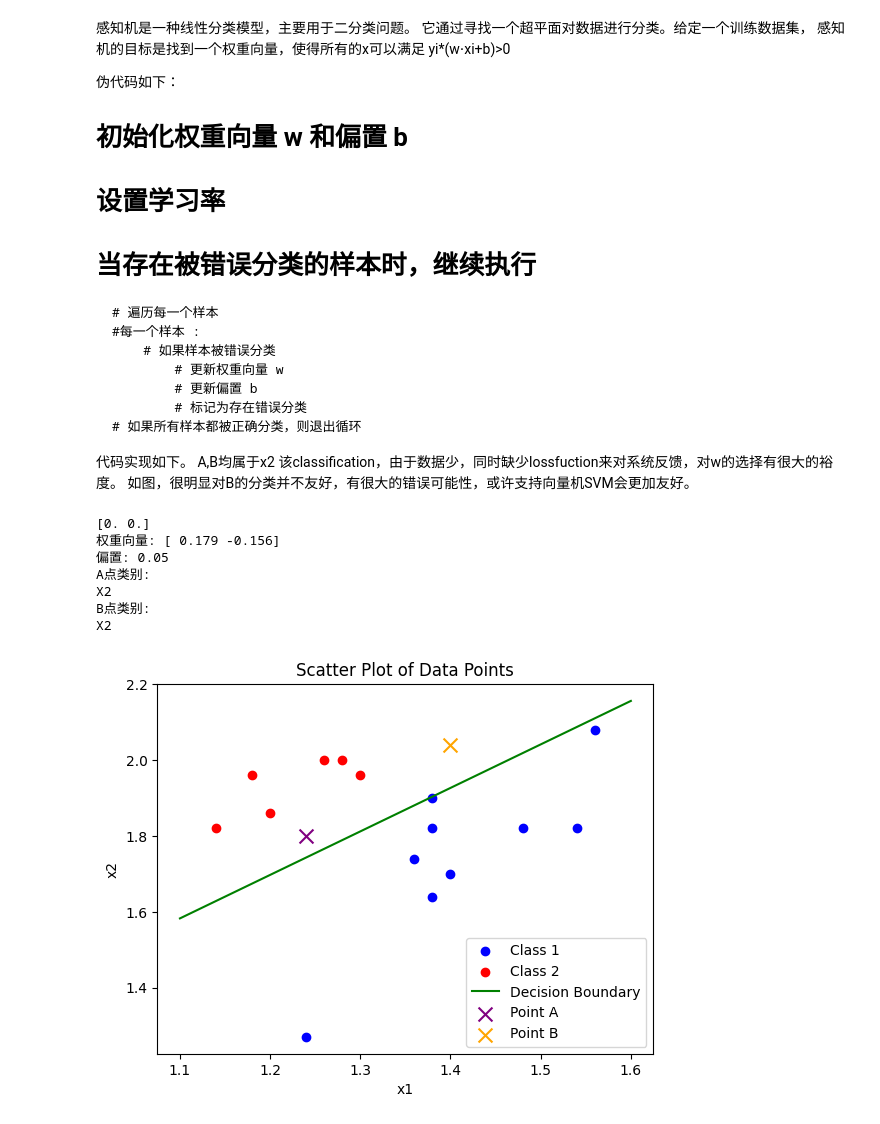
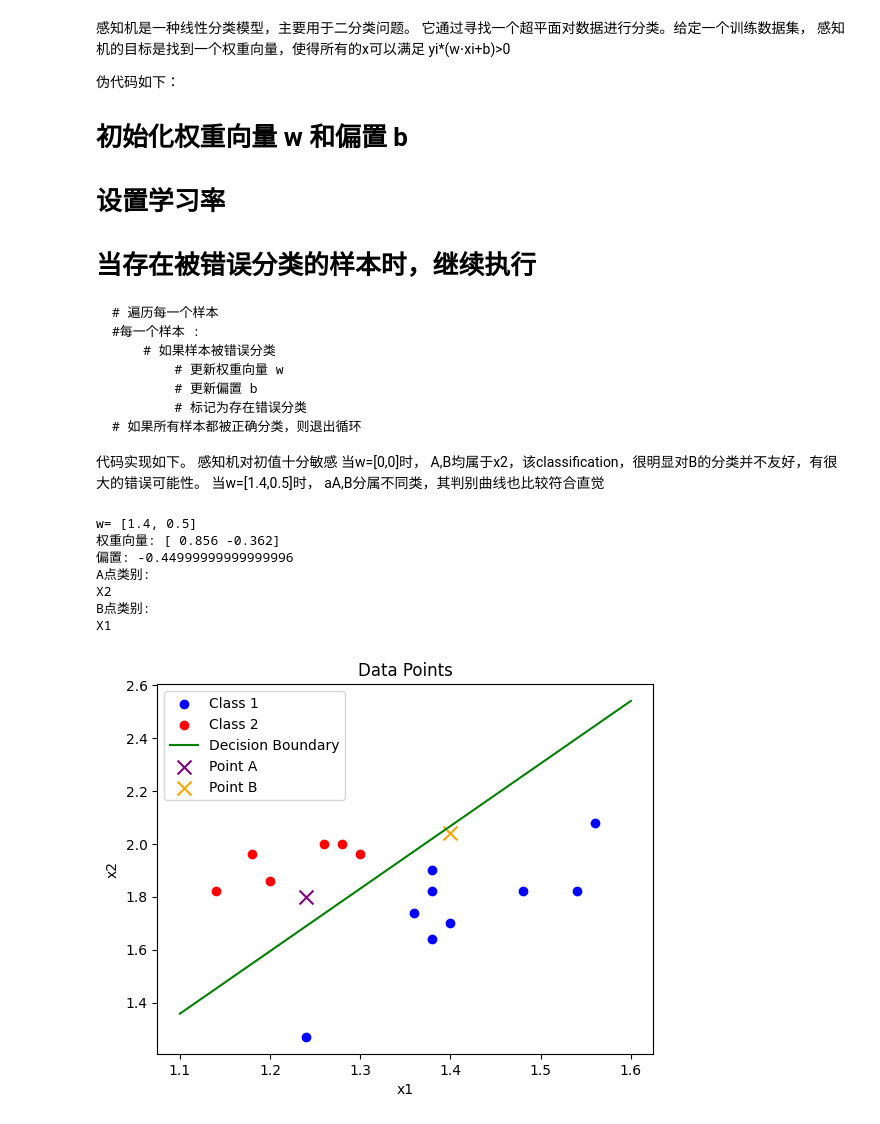
Before and after one commit to key-cho0723/MLstudying, a Jupyter notebook: ML05.2.ipynb, the cells around one changed output. Cells and saved outputs as stored; diff of their text form; code cells hidden in the pictures.

```diff
--- a/ML05.2.ipynb
+++ b/ML05.2.ipynb
@@ -20,9 +20,11 @@ yi*(w⋅xi+b)>0
 
 
 代码实现如下。
-A,B均属于x2
-该classification，由于数据少，同时缺少lossfuction来对系统反馈，对w的选择有很大的裕度。
-如图，很明显对B的分类并不友好，有很大的错误可能性，或许支持向量机SVM会更加友好。
+感知机对初值十分敏感
+当w=[0,0]时，
+A,B均属于x2，该classification，很明显对B的分类并不友好，有很大的错误可能性。
+当w=[1.4,0.5]时，
+aA,B分属不同类，其判别曲线也比较符合直觉
 # %%
 import numpy as np
 import matplotlib.pyplot as plt
@@ -39,8 +41,8 @@ X = np.vstack((x1, x2))
 Y = np.hstack((y1, y2))
 
 # 初始化
-w = np.zeros(2)
-print(w)
+w = [1.4,0.5]
+print('w=',w)
 b = 0
 learning_rate = 0.05
 max_iter = 1000
@@ -89,39 +91,39 @@ print("B点类别:")
 clssification(category_B)
 
 
 x1_x = x1[:, 0]
 x1_y = x1[:, 1]
 
 x2_x = x2[:, 0]
 x2_y = x2[:, 1]
 
 # 绘制散点图
 plt.scatter(x1_x, x1_y, color='blue', label='Class 1')
 plt.scatter(x2_x, x2_y, color='red', label='Class 2')
 
 x = np.linspace(1.1, 1.6, 100)
 y = -(w[0] * x + b) / w[1]
 plt.plot(x, y, color='green', label='Decision Boundary')
 
 A = np.array([1.24, 1.8])
 B = np.array([1.40, 2.04])
 plt.scatter(A[0], A[1], color='purple', label='Point A', marker='x', s=100)
 plt.scatter(B[0], B[1], color='orange', label='Point B', marker='x', s=100)
 
 plt.xlabel('x1')
 plt.ylabel('x2')
-plt.title('Scatter Plot of Data Points')
+plt.title('Data Points')
 plt.legend()
 plt.show()
 # %% [output]
-[0. 0.]
-权重向量: [ 0.179 -0.156]
-偏置: 0.05
+w= [1.4, 0.5]
+权重向量: [ 0.856 -0.362]
+偏置: -0.44999999999999996
 A点类别:
 X2
 B点类别:
-X2
+X1
-[figure, old version]
+[figure, new version]
 # %% [markdown]
 使用fisher算法：
 基本原理：
```
Also changed, not shown: parts of 2 cells of this notebook.
